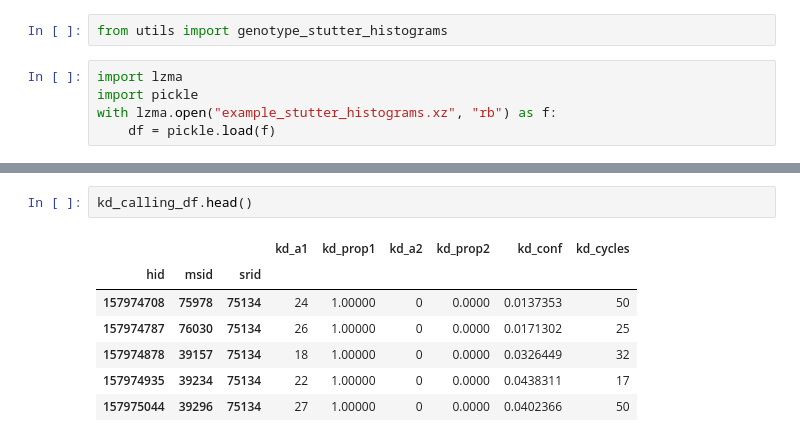
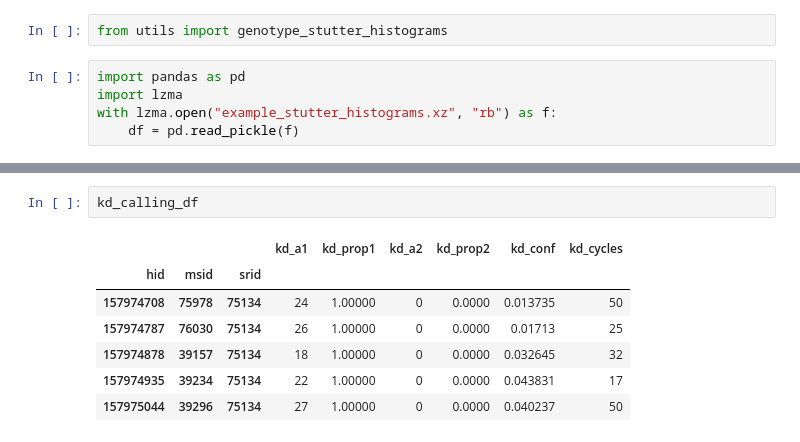
Before and after one commit to shapirolab/stutter_genotyping, a Jupyter notebook: stuter_genotyping_example.ipynb, the cells around one changed output, grey strips where cells are left out. Drawn from its saved outputs; the diff is of its cells as text.

Commit message:
removed frogress. updated pandas read

```diff
--- a/stuter_genotyping_example.ipynb
+++ b/stuter_genotyping_example.ipynb
@@ -1,7 +1,7 @@
 # %%
 from utils import genotype_stutter_histograms
 # %%
+import pandas as pd
 import lzma
-import pickle
 with lzma.open("example_stutter_histograms.xz", "rb") as f:
-    df = pickle.load(f)
+    df = pd.read_pickle(f)
@@ -56,10 +29,10 @@ mapping results
 # %%
-kd_calling_df.head()
+kd_calling_df
 # %% [output]
 |  |  |  | kd_a1 | kd_prop1 | kd_a2 | kd_prop2 | kd_conf | kd_cycles |
 | hid | msid | srid |  |  |  |  |  |  |
-| 157974708 | 75978 | 75134 | 24 | 1.00000 | 0 | 0.0000 | 0.0137353 | 50 |
-| 157974787 | 76030 | 75134 | 26 | 1.00000 | 0 | 0.0000 | 0.0171302 | 25 |
-| 157974878 | 39157 | 75134 | 18 | 1.00000 | 0 | 0.0000 | 0.0326449 | 32 |
-| 157974935 | 39234 | 75134 | 22 | 1.00000 | 0 | 0.0000 | 0.0438311 | 17 |
-| 157975044 | 39296 | 75134 | 27 | 1.00000 | 0 | 0.0000 | 0.0402366 | 50 |
+| 157974708 | 75978 | 75134 | 24 | 1.00000 | 0 | 0.0000 | 0.013735 | 50 |
+| 157974787 | 76030 | 75134 | 26 | 1.00000 | 0 | 0.0000 | 0.01713 | 25 |
+| 157974878 | 39157 | 75134 | 18 | 1.00000 | 0 | 0.0000 | 0.032645 | 32 |
+| 157974935 | 39234 | 75134 | 22 | 1.00000 | 0 | 0.0000 | 0.043831 | 17 |
+| 157975044 | 39296 | 75134 | 27 | 1.00000 | 0 | 0.0000 | 0.040237 | 50 |
```
Also changed, not shown: parts of 2 cells of this notebook, 1 other file.
